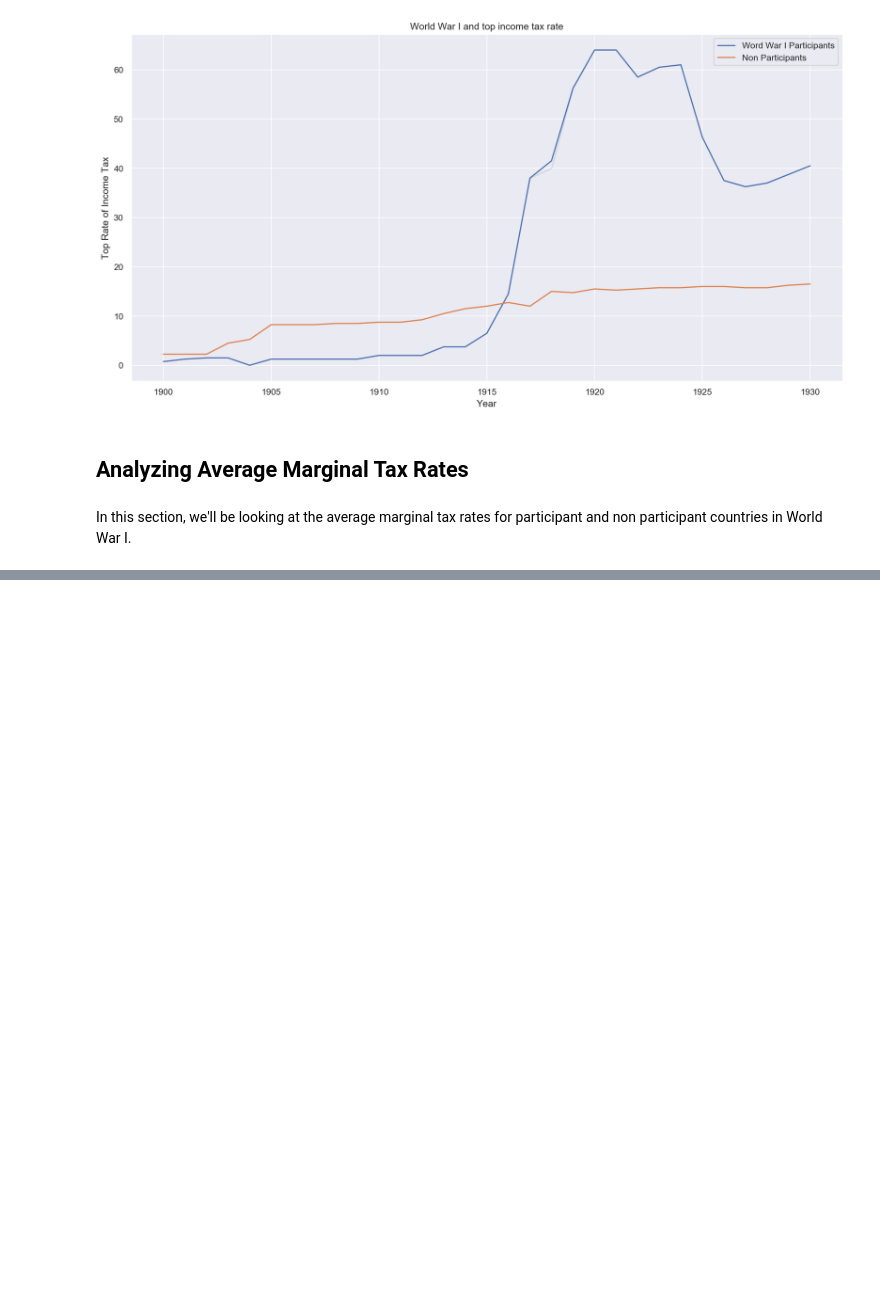
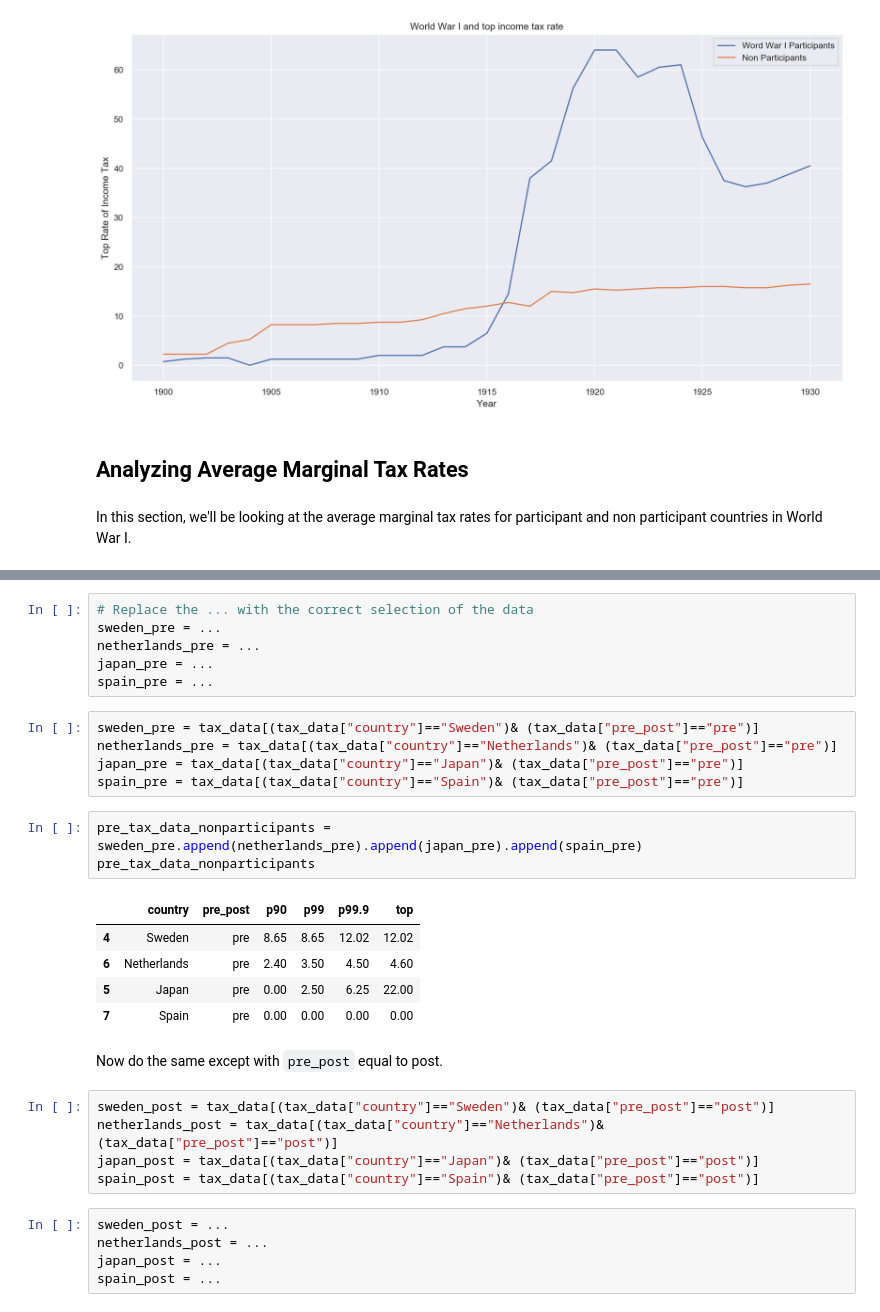
Before and after one commit to ds-modules/PS-88-21-DEV, a Jupyter notebook: lab/sheve_stasavage/student_facing_sheve_stasavage.ipynb, the cells around one changed output, grey strips where cells are left out. Cells and saved outputs as stored; diff of their text form; blank space fills up the shorter version.

```diff
--- a/lab/sheve_stasavage/student_facing_sheve_stasavage.ipynb
+++ b/lab/sheve_stasavage/student_facing_sheve_stasavage.ipynb
@@ -210,0 +247,32 @@ dtype: float64
+# %%
+# Replace the ... with the correct selection of the data
+sweden_pre = ...
+netherlands_pre = ...
+japan_pre = ...
+spain_pre = ...
+# %%
+sweden_pre = tax_data[(tax_data["country"]=="Sweden")& (tax_data["pre_post"]=="pre")]
+netherlands_pre = tax_data[(tax_data["country"]=="Netherlands")& (tax_data["pre_post"]=="pre")]
+japan_pre = tax_data[(tax_data["country"]=="Japan")& (tax_data["pre_post"]=="pre")]
+spain_pre = tax_data[(tax_data["country"]=="Spain")& (tax_data["pre_post"]=="pre")]
+# %%
+pre_tax_data_nonparticipants = sweden_pre.append(netherlands_pre).append(japan_pre).append(spain_pre)
+pre_tax_data_nonparticipants
+# %% [output]
+|  | country | pre_post | p90 | p99 | p99.9 | top |
+| 4 | Sweden | pre | 8.65 | 8.65 | 12.02 | 12.02 |
+| 6 | Netherlands | pre | 2.40 | 3.50 | 4.50 | 4.60 |
+| 5 | Japan | pre | 0.00 | 2.50 | 6.25 | 22.00 |
+| 7 | Spain | pre | 0.00 | 0.00 | 0.00 | 0.00 |
+# %% [markdown]
+Now do the same except with `pre_post` equal to post.
+# %%
+sweden_post = tax_data[(tax_data["country"]=="Sweden")& (tax_data["pre_post"]=="post")]
+netherlands_post = tax_data[(tax_data["country"]=="Netherlands")& (tax_data["pre_post"]=="post")]
+japan_post = tax_data[(tax_data["country"]=="Japan")& (tax_data["pre_post"]=="post")]
+spain_post = tax_data[(tax_data["country"]=="Spain")& (tax_data["pre_post"]=="post")]
+# %%
+sweden_post = ...
+netherlands_post = ...
+japan_post = ...
+spain_post = ...
```
Also changed, not shown: parts of 26 cells of this notebook.
